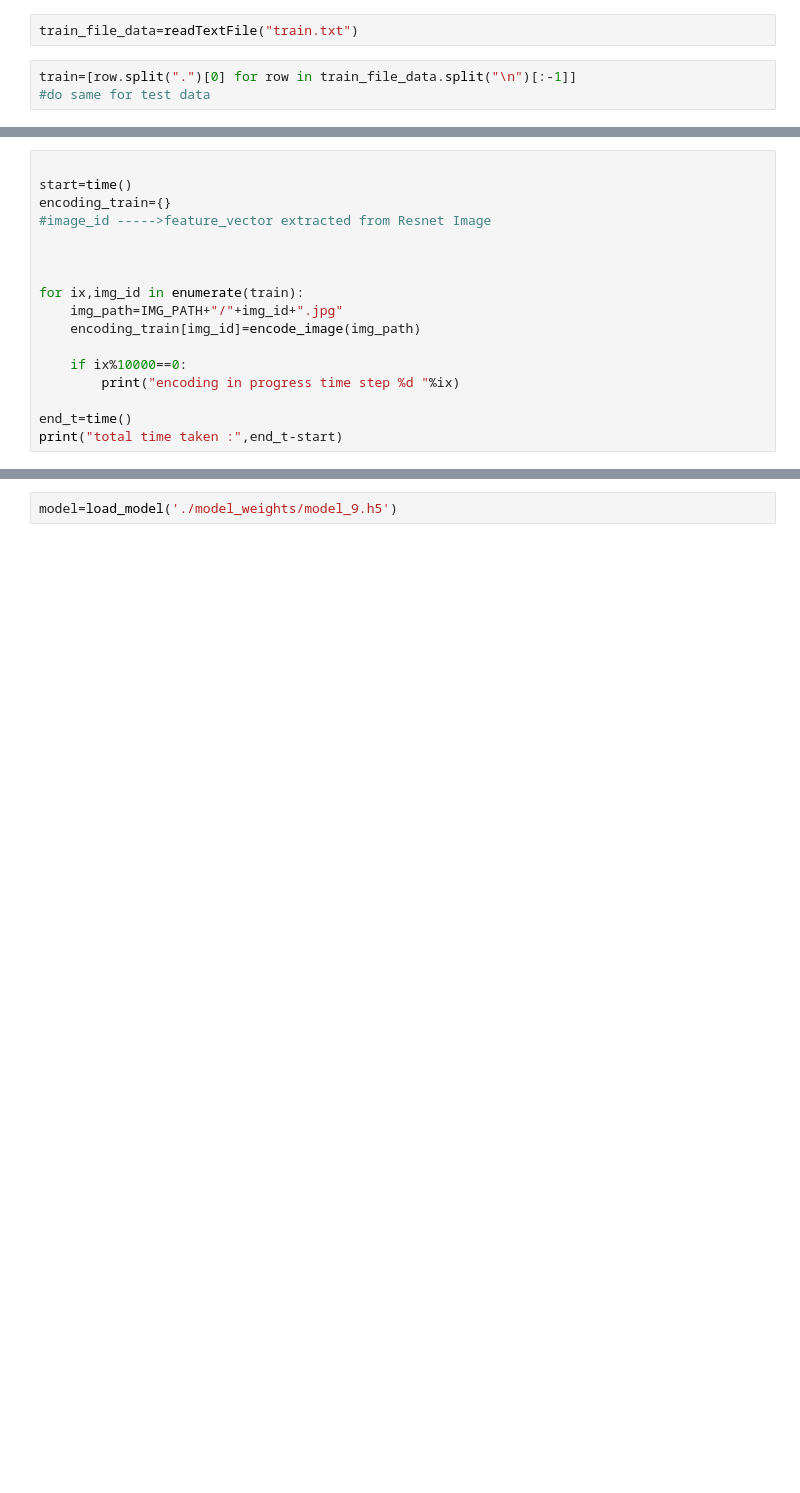
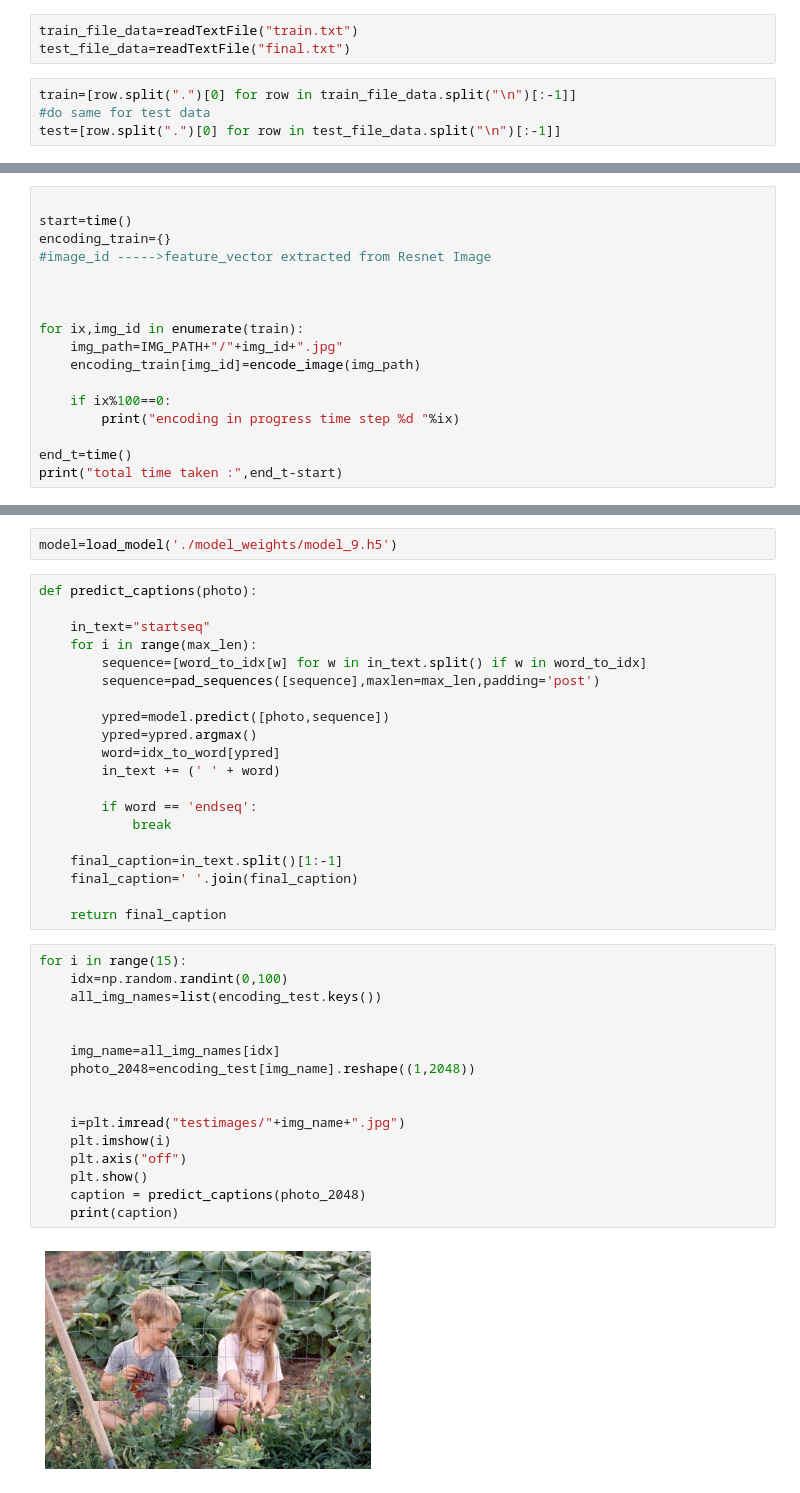
Before and after one commit to DevTush/AI-Image-Captioning, a Jupyter notebook: captionbot.ipynb, the cells around one changed output, grey strips where cells are left out. Saved outputs shown, nothing was run; the diff lists cells and outputs as text; blank space fills up the shorter version.

```diff
--- a/captionbot.ipynb
+++ b/captionbot.ipynb
@@ -170,9 +171,11 @@ with open("train.txt","a") as f:
         f.write(fi+"\n")
 # %%
 train_file_data=readTextFile("train.txt")
+test_file_data=readTextFile("final.txt")
 # %%
 train=[row.split(".")[0] for row in train_file_data.split("\n")[:-1]]
 #do same for test data
+test=[row.split(".")[0] for row in test_file_data.split("\n")[:-1]]
 # %%
 train_descriptions={}
 
@@ -258,7 +261,7 @@ for ix,img_id in enumerate(train):
     img_path=IMG_PATH+"/"+img_id+".jpg"
     encoding_train[img_id]=encode_image(img_path)
 
-    if ix%10000==0:
+    if ix%100==0:
         print("encoding in progress time step %d "%ix)
 
 end_t=time()
@@ -503,3 +525,41 @@ train()
 10594/10594 [==============================] - 4015s 379ms/step - loss: 3.1208
 # %%
 model=load_model('./model_weights/model_9.h5')
+# %%
+def predict_captions(photo):
+
+    in_text="startseq"
+    for i in range(max_len):
+        sequence=[word_to_idx[w] for w in in_text.split() if w in word_to_idx]
+        sequence=pad_sequences([sequence],maxlen=max_len,padding='post')
+
+        ypred=model.predict([photo,sequence])
+        ypred=ypred.argmax()
+        word=idx_to_word[ypred]
+        in_text += (' ' + word)
+
+        if word == 'endseq':
+            break
+
+    final_caption=in_text.split()[1:-1]
+    final_caption=' '.join(final_caption)
+
+    return final_caption
+# %%
+for i in range(15):
+    idx=np.random.randint(0,100)
+    all_img_names=list(encoding_test.keys())
+
+
+    img_name=all_img_names[idx]
+    photo_2048=encoding_test[img_name].reshape((1,2048))
+
+
+    i=plt.imread("testimages/"+img_name+".jpg")
+    plt.imshow(i)
+    plt.axis("off")
+    plt.show()
+    caption = predict_captions(photo_2048)
+    print(caption)
+# %% [output]
+[figure, added]
```
Also changed, not shown: parts of 8 cells of this notebook.
